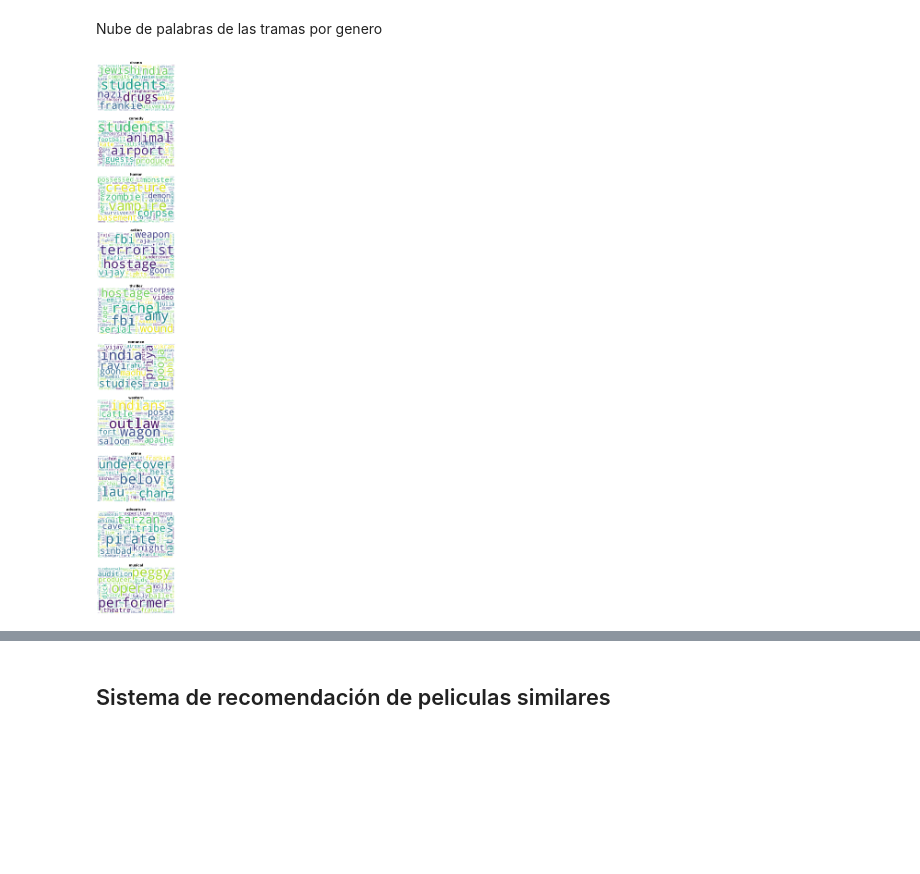
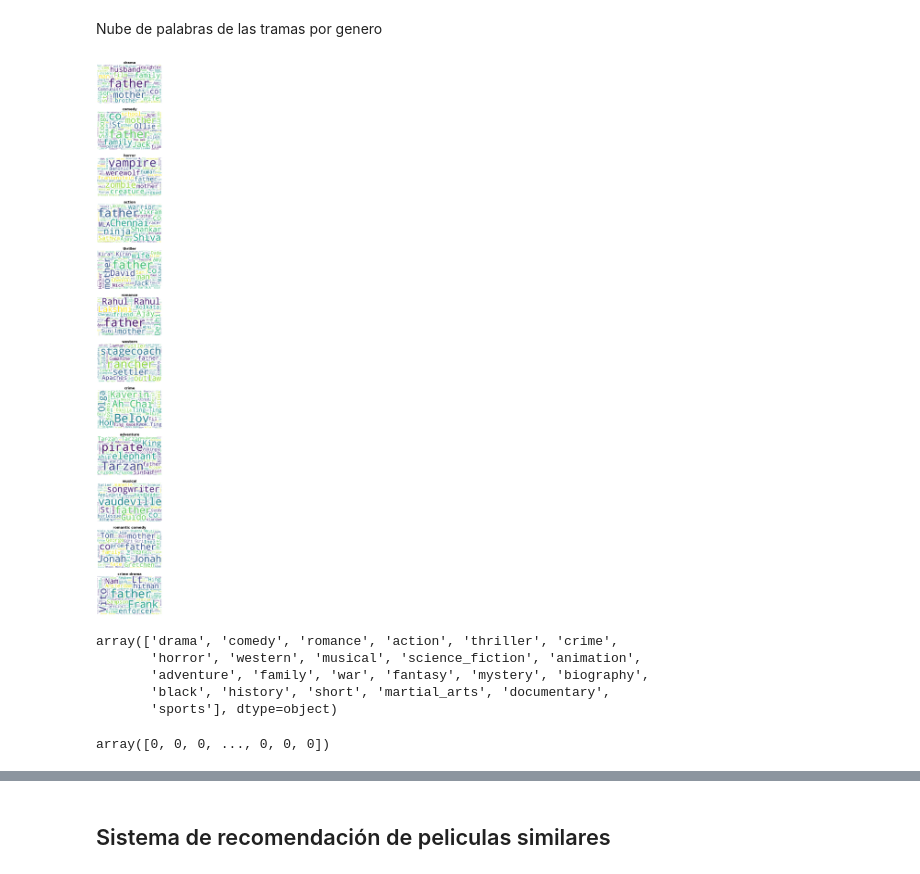
Before and after one commit to ricardoamata/Proyecto-ML, a Jupyter notebook: MoviePlots.ipynb, the cells around one changed output, grey strips where cells are left out. Drawn from its saved outputs; the diff is of its cells as text; code cells hidden in the pictures; blank space fills up the shorter version.

```diff
--- a/MoviePlots.ipynb
+++ b/MoviePlots.ipynb
@@ -541,3 +235,22 @@ Alice in Wonderland - 1903
 Alice follows a large white rabbit down a "Rabbit-hole". She finds a tiny door. When she finds a bottle labeled "Drink me", she does, and shrinks, but not enough to pass through the door. She then eat ...
 She enters a kitchen, in which there is a cook and a woman holding a baby. She persuades the woman to give her the child and takes the infant outside after the cook starts throwing things around. The  ...
 The Queen invites Alice to join the "ROYAL PROCESSION": a parade of marching playing cards and others headed by the White Rabbit. When Alice "unintentionally offends the Queen", the latter summons the ...
+# %%
+def grouping_func(s, index, splt_index):
+    if list(s.index).index(index) > splt_index:
+        return 'others'
+    return index
+
+fig, axes = plt.subplots(nrows=6, ncols=2)
+fig.suptitle("Géneros mas populares por decada", fontsize=24, y=0.92, weight="bold")
+
+for i, decade in enumerate(range(1900,2017,10)):
+    populars = df.query(f'`Release Year` >= {decade} & `Release Year` < {decade+10} & Genre != "unknown"')['Genre'].value_counts()
+    populars.groupby(lambda s: grouping_func(populars, s, 5)).sum().plot(ax=axes[i//2,i%2],
+                                                                         kind='pie',
+                                                                         fontsize=12,
+                                                                         autopct='%1.1f%%',
+                                                                         figsize=(16,40),
+                                                                         startangle=40,
+                                                                         label="")
+    axes[i//2,i%2].set_title(f"{decade}", fontsize=20, weight="bold")
@@ -581,5 +296,5 @@ at a ball held on the night of the  presidential election serious louise frivolo
 # %%
-df['FormattedPlot'] = df['Plot'].apply(clean_text)
+wiki_plots['FormattedPlot'] = wiki_plots['Plot'].apply(clean_text)
 # %% [markdown]
 ### Nubes de palabras
 
@@ -602,35 +317,30 @@ plt.show()
 Nube de palabras de las tramas por genero
 # %%
 stopwords = set(STOPWORDS)
-fig, axes = plt.subplots(nrows=10, ncols=1, figsize=(20,60))
+fig, axes = plt.subplots(nrows=12, ncols=1, figsize=(40,60))
 #stopwords.update(['father', 'find', 'tell', 'meet', 'one', 'two', 'later', 'goes', 'take', 'finds', 'leave'])
 
-frequent_words = dict()
-
-for i, genre in enumerate(df['Genre'].value_counts()[1:11].index):
-    words = list(set(word_tokenize(" ".join(df.query(f'Genre == "{genre}"')['FormattedPlot']))))
+frequent_words = {}
+for i, genre in enumerate(df.query('Genre != "unknown"')['Genre'].value_counts()[:12].index):
+    words = list(set(word_tokenize(" ".join(df.query(f'Genre == "{genre}"')['Plot']))))
     for word in words:
         if word in frequent_words:
             frequent_words[word] += 1
         else:
             frequent_words[word] = 1
 
-ordered_words = []
-for key, value in frequent_words.items():
-    ordered_words.append((value, key))
+for word in frequent_words.items():
+    if word[1] > 7:
+        stopwords.add(word[0])
 
-for word in ordered_words:
-    if word[0] > 9:
-        stopwords.add(word[1])
-
-for i, genre in enumerate(df['Genre'].value_counts()[1:11].index):
+for i, genre in enumerate(df.query('Genre != "unknown"')['Genre'].value_counts()[:12].index):
     wordcloud = WordCloud(stopwords=stopwords,
                           width=500,
                           height=300,
                           max_font_size=90,
-                          background_color="white").generate(" ".join(df.query(f'Genre == "{genre}"')['FormattedPlot']))
+                          background_color="white").generate(" ".join(df.query(f'Genre == "{genre}"')['Plot']))
     axes[i].imshow(wordcloud, interpolation='bilinear')
     axes[i].set_title("{}".format(genre), fontsize=20, weight="bold")
     axes[i].axis('off')
 # %% [output]
-[figure, old version]
+[figure, new version]
@@ -636,0 +624,12 @@ for i, genre in enumerate(df['Genre'].value_counts()[1:11].index):
+# %%
+genres = [genre for sublist in wiki_plots['GenreSplit'].values for genre in sublist]
+genres = pd.DataFrame({'Counts':genres})['Counts'].value_counts().to_frame().reset_index().rename(columns={'index':'Genre'})
+genres = genres[genres['Genre'] != 'unknown'].head(23)
+genres = np.array(genres['Genre'])
+genres
+# %% [output]
+array(['drama', 'comedy', 'romance', 'action', 'thriller', 'crime',
+       'horror', 'western', 'musical', 'science_fiction', 'animation',
+       'adventure', 'family', 'war', 'fantasy', 'mystery', 'biography',
+       'black', 'history', 'short', 'martial_arts', 'documentary',
+       'sports'], dtype=object)
@@ -637 +638,6 @@ for i, genre in enumerate(df['Genre'].value_counts()[1:11].index):
+# %%
+dummy_clases = wiki_plots.query('GenreCorrected != "unknown"')['GenreSplit'].apply(lambda x: '|'.join(x)).str.get_dummies()
+dummy_clases['drama'].values
+# %% [output]
+array([0, 0, 0, ..., 0, 0, 0])
 # %% [markdown]
```
Also changed, not shown: parts of 52 cells of this notebook.
